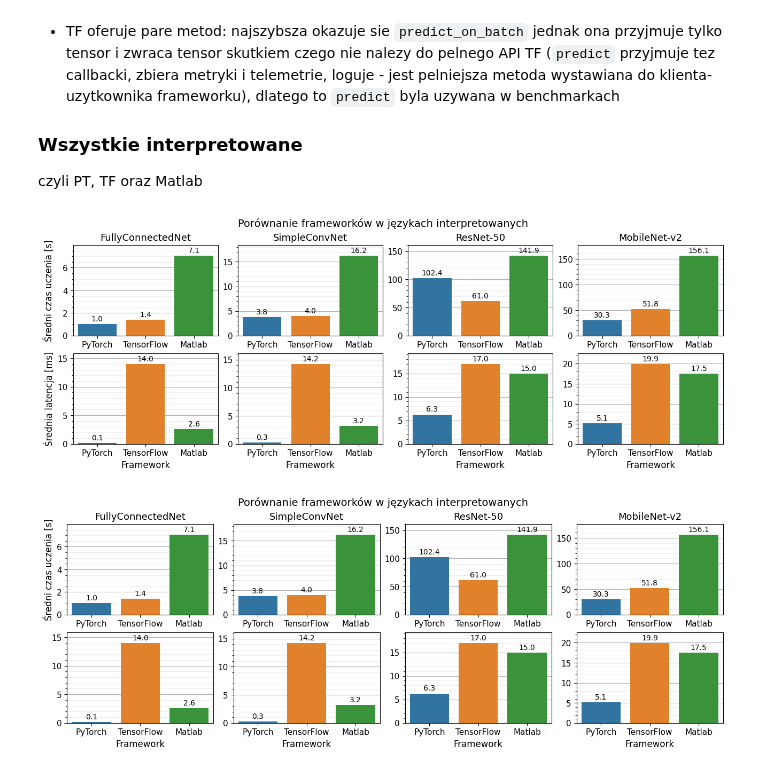
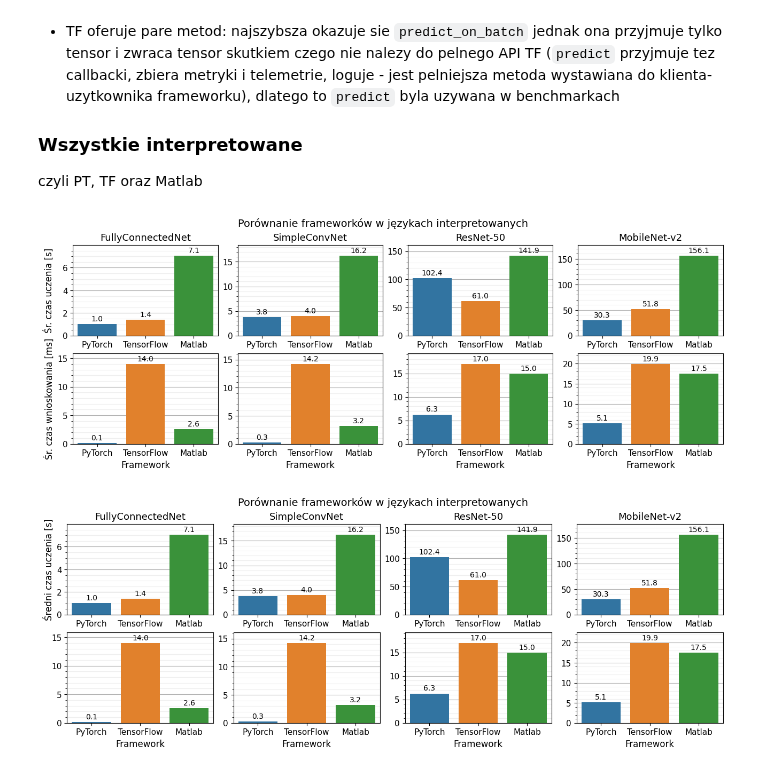
Before and after one commit to mihawb/dnn-lang-comparison, a Jupyter notebook: analysis/rolling_analysis_new.ipynb, the cells around one changed output. Cells and saved outputs as stored; diff of their text form; code cells hidden in the pictures.

```diff
--- a/analysis/rolling_analysis_new.ipynb
+++ b/analysis/rolling_analysis_new.ipynb
@@ -210,36 +213,36 @@ l_data = mldf[mldf.framework.isin(frameworks) & mldf.model_name.isin(model_names
 fig, axes = plt.subplots(2, 4, constrained_layout=True)
 fig.set_size_inches(12.8, 4.8)
 fig.suptitle("Porównanie frameworków w językach interpretowanych")
 
 for i, (ax, model_name) in enumerate(zip(axes.flatten(), model_names * 2)):
 	data = t_data if i < 4 else l_data
 	data = data[data.model_name == model_name].reset_index(drop=True)
 	data["hue"] = ["pt", "tf", "ml"]
 	agg_func = "mean" if i < 4 else "median"
 	sns.barplot(data=data, x="framework", y="elapsed_time_" + agg_func,
 			    order=frameworks, ax=ax, zorder=2, hue="hue")
 	ax.get_legend().remove()
 	ax.set_xlabel("Framework" if i >= 4 else "")
 	if i == 0:
-		ax.set_ylabel("Średni czas uczenia [s]", labelpad=12.0)
+		ax.set_ylabel("Śr. czas uczenia [s]", labelpad=12.0)
 	elif i == 4:
-		ax.set_ylabel("Średnia latencja [ms]")
+		ax.set_ylabel("Śr. czas wnioskowania [ms]")
 	else:
 		ax.set_ylabel("")
 	ax.set_title(model_name if i < 4 else "")
 	ax.grid(axis="y", which="major", zorder=1)
 	ax.minorticks_on()
 	ax.tick_params(axis='x', which='minor', bottom=False)
 	ax.grid(visible=True, axis="y", which="minor", alpha=0.2, zorder=1)
 	_, top = ax.get_ylim()
 	ax.set_ylim(top=top * 1.08)
 	for container in ax.containers:
 		ax.bar_label(container, fmt="{:.1f}", padding=2)
 
 
 fig.savefig("../paper/plots/5.1-4.png")
 # %% [output]
-[figure, old version]
+[figure, new version]
 # %%
 model_names = ['FullyConnectedNet', 'SimpleConvNet', 'ResNet-50', 'MobileNet-v2']
 frameworks = ["PyTorch", "TensorFlow", "Matlab"]
```
Also changed, not shown: parts of 5 cells of this notebook, 3 other files.
